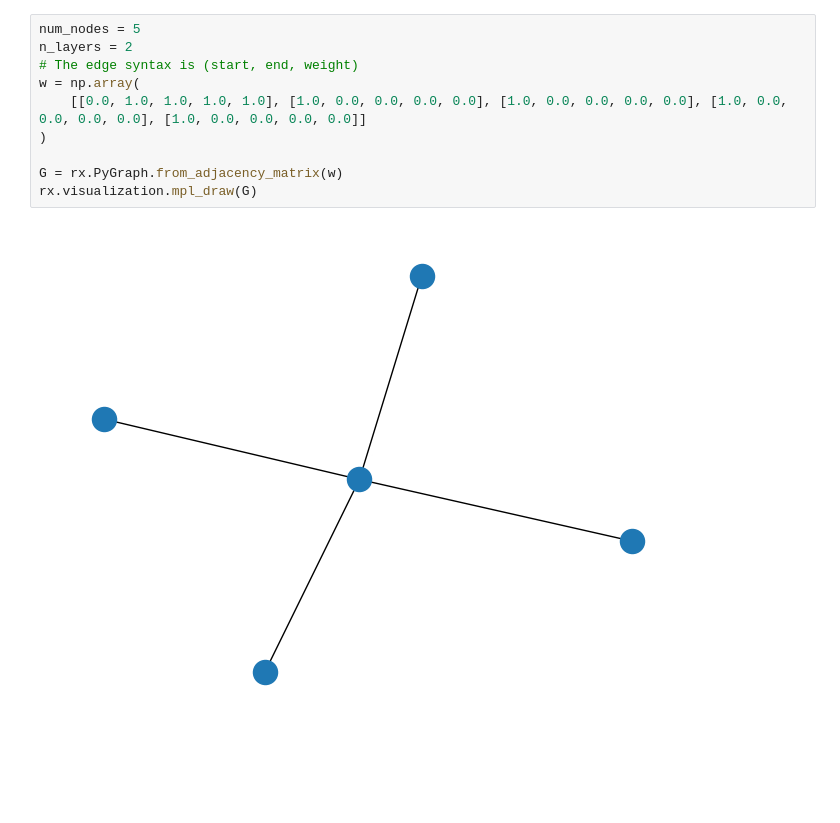
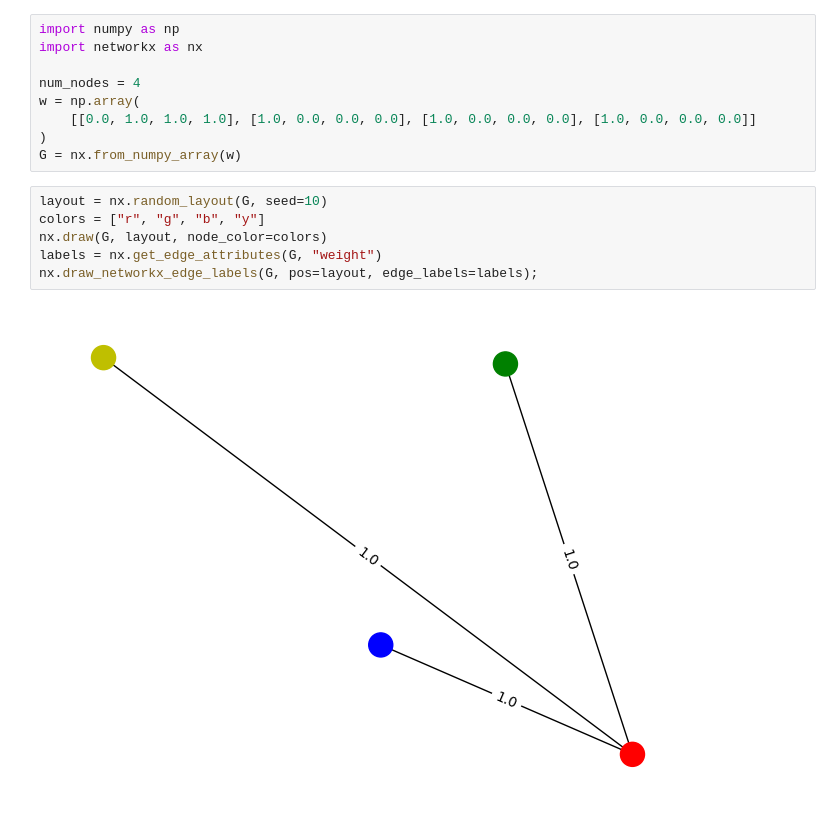
Before and after one commit to Mihir-Null/QML, a Jupyter notebook: OptimizerTests/QAOA_Optimization_Methods_nontrivial.ipynb, the cells around one changed output. Saved outputs shown, nothing was run; the diff lists cells and outputs as text; blank space fills up the shorter version.

```diff
--- a/OptimizerTests/QAOA_Optimization_Methods_nontrivial.ipynb
+++ b/OptimizerTests/QAOA_Optimization_Methods_nontrivial.ipynb
@@ -30,15 +1,20 @@ sampler = Sampler()
 # %%
-num_nodes = 5
-n_layers = 2
-# The edge syntax is (start, end, weight)
+import numpy as np
+import networkx as nx
+
+num_nodes = 4
 w = np.array(
-    [[0.0, 1.0, 1.0, 1.0, 1.0], [1.0, 0.0, 0.0, 0.0, 0.0], [1.0, 0.0, 0.0, 0.0, 0.0], [1.0, 0.0, 0.0, 0.0, 0.0], [1.0, 0.0, 0.0, 0.0, 0.0]]
+    [[0.0, 1.0, 1.0, 1.0], [1.0, 0.0, 0.0, 0.0], [1.0, 0.0, 0.0, 0.0], [1.0, 0.0, 0.0, 0.0]]
 )
-
-G = rx.PyGraph.from_adjacency_matrix(w)
-rx.visualization.mpl_draw(G)
+G = nx.from_numpy_array(w)
-# %% [output]
-[figure, removed]
+# %%
+layout = nx.random_layout(G, seed=10)
+colors = ["r", "g", "b", "y"]
+nx.draw(G, layout, node_color=colors)
+labels = nx.get_edge_attributes(G, "weight")
+nx.draw_networkx_edge_labels(G, pos=layout, edge_labels=labels);
+# %% [output]
+[figure, added]
 # %%
 def objective_value(x, w):
     """Compute the value of a cut.
```
Also changed, not shown: parts of 6 cells of this notebook, 1 other file.
